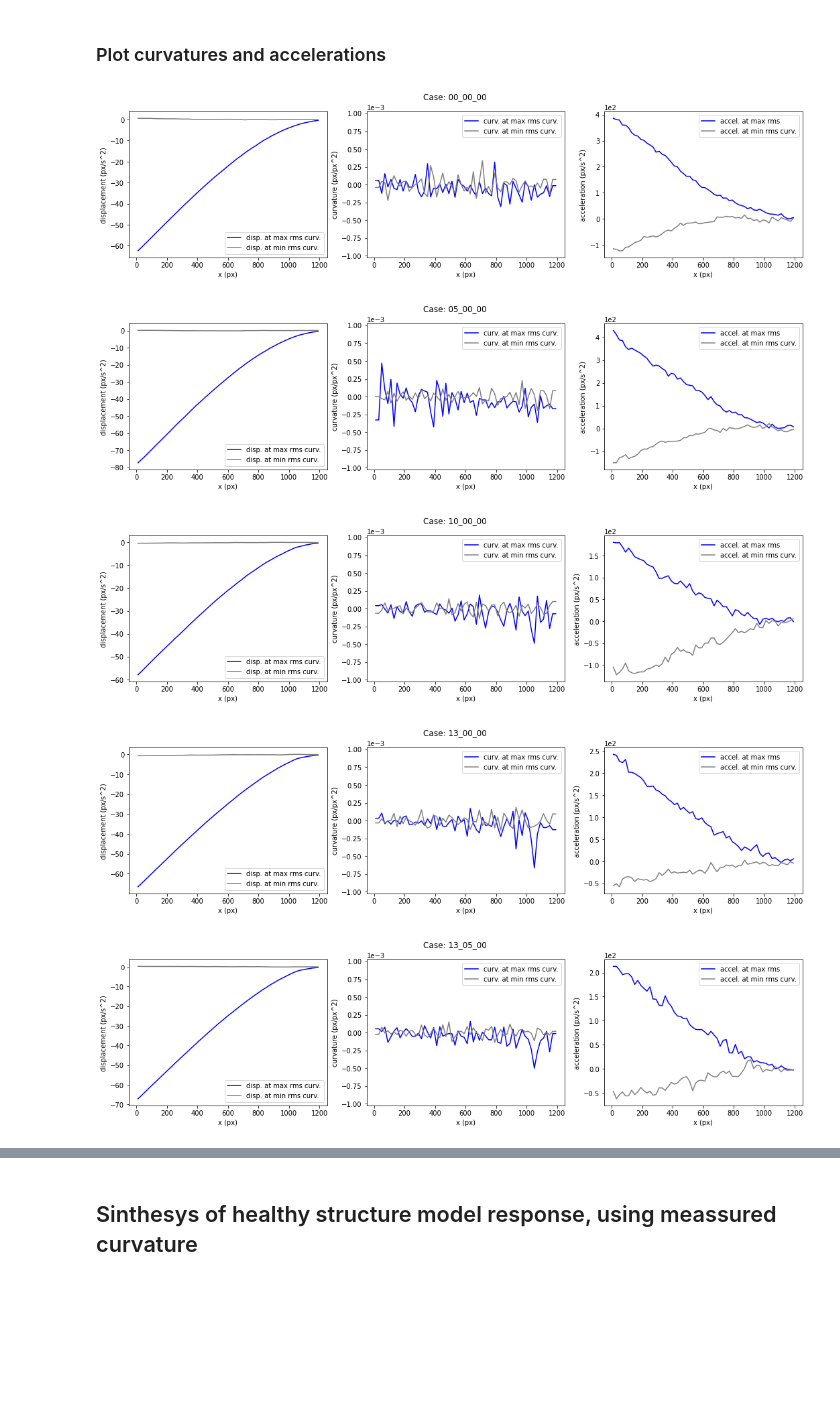
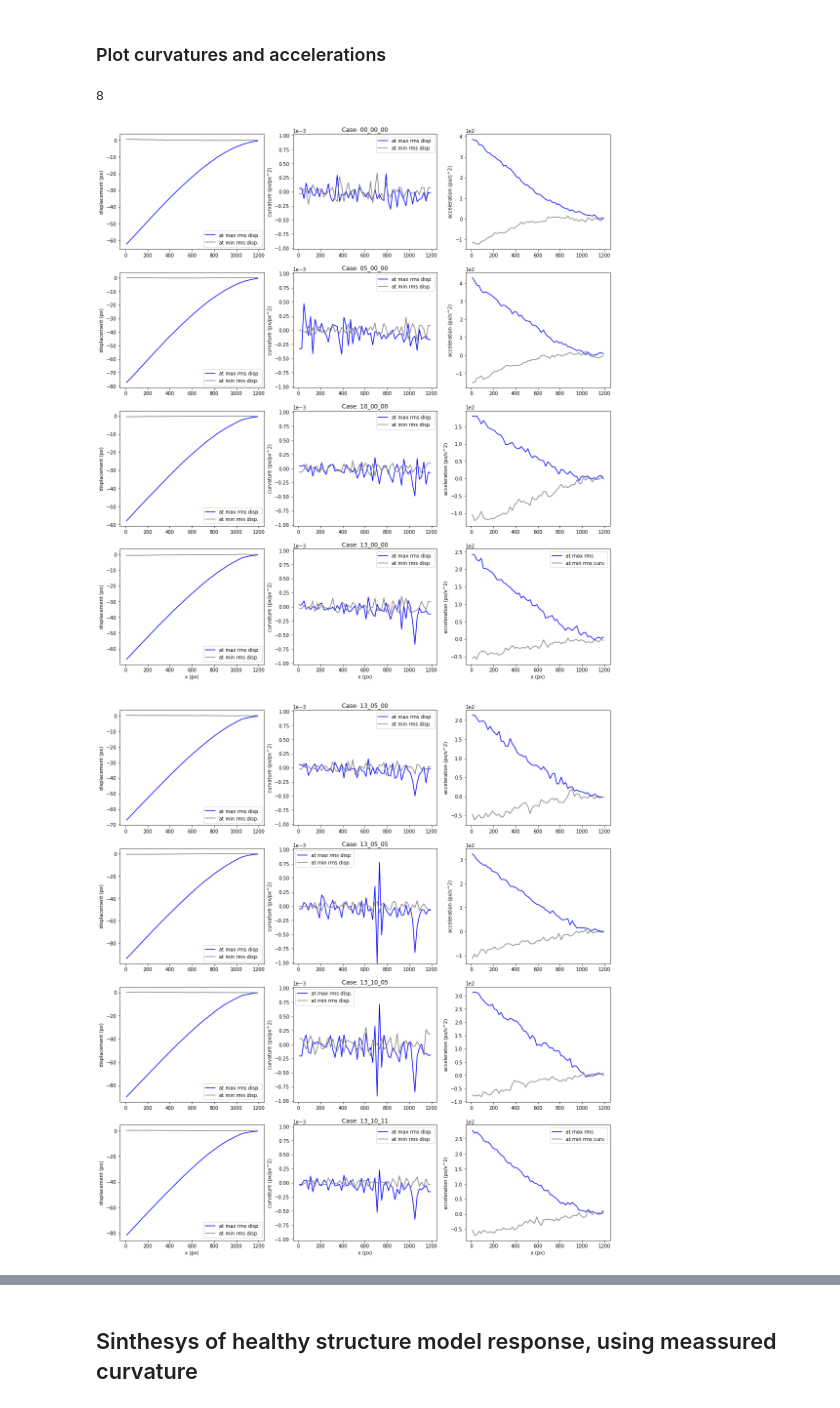
Before and after one commit to carloshernangarrido/structural-health-monitoring, a Jupyter notebook: time_domain_damage_detection_stat.ipynb, the cells around one changed output, grey strips where cells are left out. Saved outputs shown, nothing was run; the diff lists cells and outputs as text; code cells hidden in the pictures; blank space fills up the shorter version.

```diff
--- a/time_domain_damage_detection_stat.ipynb
+++ b/time_domain_damage_detection_stat.ipynb
@@ -291,41 +297,46 @@ for th in ths:
                                                      mode='mirror')}}
 # %% [markdown]
 ### Plot curvatures and accelerations
+# %%
+len(cases)
+# %% [output]
+8
 # %%
-for key in cases.keys():
-  fig, axs = plt.subplots(1,3, figsize=fig_size)
-  fig.suptitle(f"Case: {key[0:-5]}")
-  axs[0].set_ylabel('displacement (px/s^2)')
-  axs[0].set_xlabel('x (px)')
-  axs[0].plot(cases[key]['max_curv']['x'], cases[key]['max_curv']['D'],
-              color='blue', label='disp. at max rms curv.')
-  axs[0].plot(cases[key]['min_curv']['x'], cases[key]['min_curv']['D'],
-              color='gray', label='disp. at min rms curv.')
-  axs[0].ticklabel_format(axis='y', scilimits=[-2, 2])
-  axs[0].legend()
+fig_size = (18, 20)
+figs = []
+for i_fig in [0, 1]:
+  fig, axs = plt.subplots(len(cases)//2, 3, figsize=fig_size)
+  figs.append(fig)
+  for i, key in enumerate(list(cases.keys())[0+(len(cases)//2)*(i_fig):(len(cases)//2)*(i_fig+1)]):
+    axs[i, 1].set_title(f"Case: {key[0:-5]}")
+    axs[i, 0].set_ylabel('displacement (px)')
+    axs[i, 0].plot(cases[key]['max_curv']['x'], cases[key]['max_curv']['D'],
+                color='blue', label='at max rms disp.')
+    axs[i, 0].plot(cases[key]['min_curv']['x'], cases[key]['min_curv']['D'],
+                color='gray', label='at min rms disp.')
+    axs[i, 0].ticklabel_format(axis='y', scilimits=[-2, 2])
+    axs[i, 0].legend()
 
-  axs[1].set_ylabel('curvature (px/px^2)')
-  axs[1].set_xlabel('x (px)')
-  axs[1].set_ylim((-max_curv_lim, max_curv_lim))
-  axs[1].plot(cases[key]['max_curv']['x'], cases[key]['max_curv']['C'],
-              color='blue', label='curv. at max rms curv.')
-  axs[1].plot(cases[key]['min_curv']['x'], cases[key]['min_curv']['C'],
-              color='gray', label='curv. at min rms curv.')
-  axs[1].ticklabel_format(axis='y', scilimits=[-2, 2])
-  axs[1].legend()
+    axs[i, 1].set_ylabel('curvature (px/px^2)')
+    axs[i, 1].set_ylim((-max_curv_lim, max_curv_lim))
+    axs[i, 1].plot(cases[key]['max_curv']['x'], cases[key]['max_curv']['C'],
+                color='blue', label='at max rms disp.')
+    axs[i, 1].plot(cases[key]['min_curv']['x'], cases[key]['min_curv']['C'],
+                color='gray', label='at min rms disp.')
+    axs[i, 1].ticklabel_format(axis='y', scilimits=[-2, 2])
+    axs[i, 1].legend()
 
-  axs[2].set_ylabel('acceleration (px/s^2)')
-  axs[2].set_xlabel('x (px)')
-  axs[2].plot(cases[key]['max_curv']['x'], cases[key]['max_curv']['A'],
-              color='blue', label='accel. at max rms')
-  axs[2].plot(cases[key]['min_curv']['x'], cases[key]['min_curv']['A'],
-              color='gray', label='accel. at min rms curv.')
-  axs[2].ticklabel_format(axis='y', scilimits=[-2, 2])
-  axs[2].legend()
-plt.show()
+    axs[i, 2].set_ylabel('acceleration (px/s^2)')
+    axs[i, 2].plot(cases[key]['max_curv']['x'], cases[key]['max_curv']['A'],
+                color='blue', label='at max rms')
+    axs[i, 2].plot(cases[key]['min_curv']['x'], cases[key]['min_curv']['A'],
+                color='gray', label='at min rms curv.')
+    axs[i, 2].ticklabel_format(axis='y', scilimits=[-2, 2])
+  axs[i, 2].legend()
+  axs[i, 0].set_xlabel('x (px)')
+  axs[i, 1].set_xlabel('x (px)')
+  axs[i, 2].set_xlabel('x (px)')
+  plt.show()
 # %% [output]
-[figure, old version]
+[figure, new version]
-[figure, old version]
+[figure, new version]
-[figure, removed]
-[figure, removed]
-[figure, removed]
```
Also changed, not shown: parts of 7 cells of this notebook.
